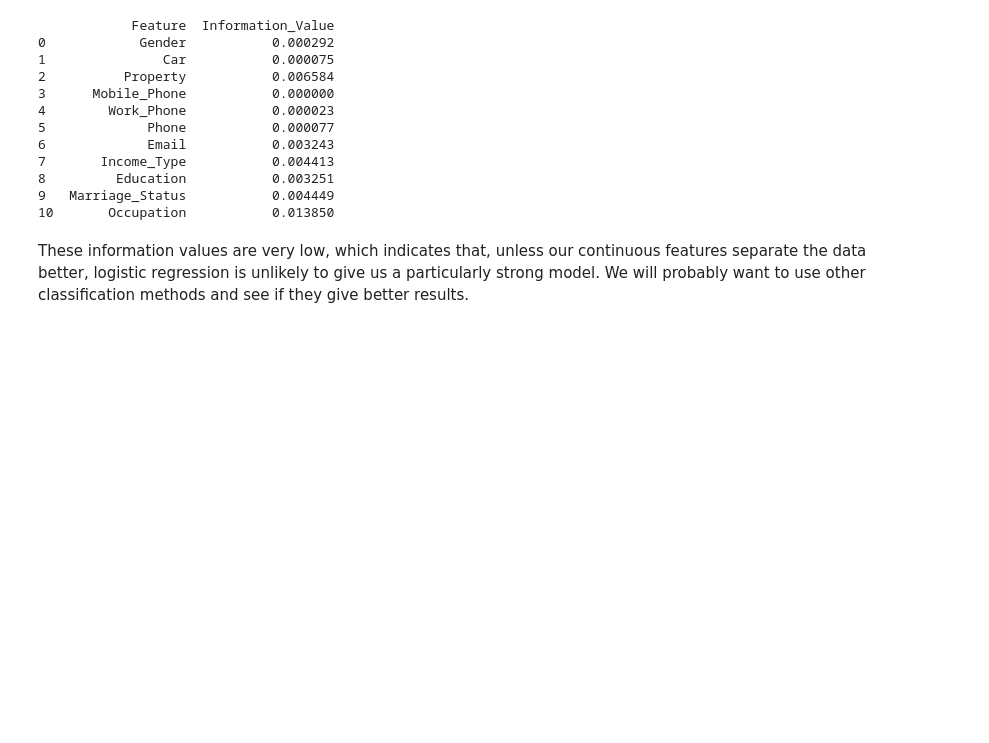
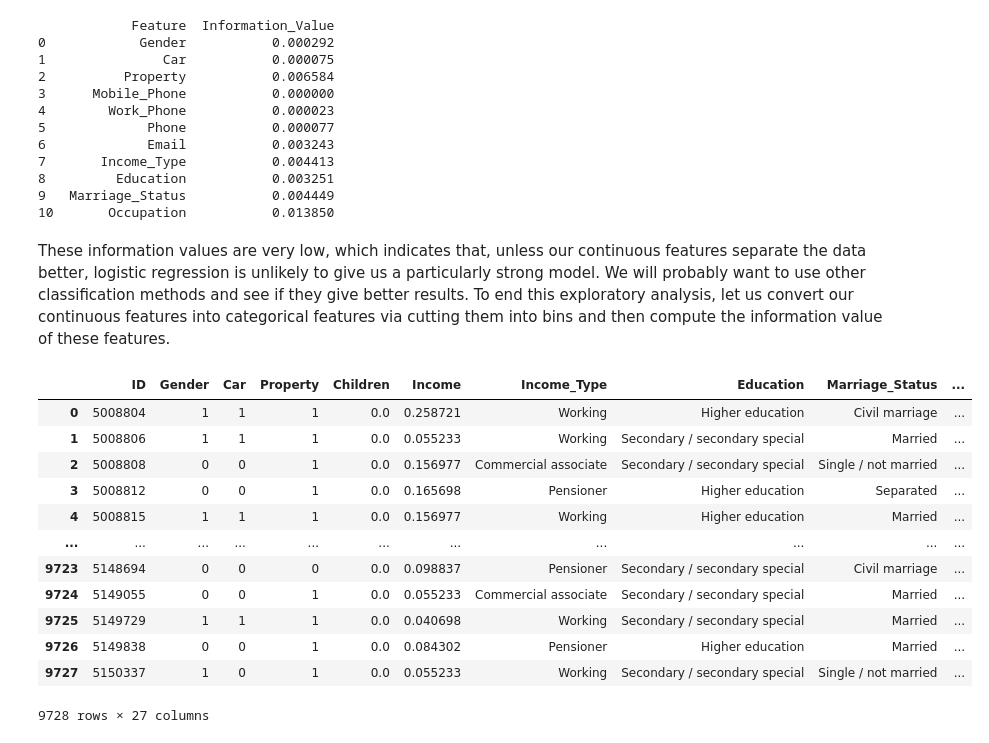
Before and after one commit to SiddharthNVenkatesh/Credit-Score-Model, a Jupyter notebook: Exploratory Data Analysis.ipynb, the cells around one changed output. Cells and saved outputs as stored; diff of their text form; code cells hidden in the pictures; blank space fills up the shorter version.

Commit message:
feat: Compute information value of continuous features

```diff
--- a/Exploratory Data Analysis.ipynb
+++ b/Exploratory Data Analysis.ipynb
@@ -180,7 +180,7 @@ def InfoValue(feature, label='Lifetime', df=feat_binary):
        Returns the information value of that column.'''
     IV = 0
     for category in set(df[feature].values):
-        IV+= (LabelDist(feature, category)[0]-LabelDist(feature, category)[1])*WOE(feature, category)
+        IV+= (LabelDist(feature, category, df=df)[0]-LabelDist(feature, category, df=df)[1])*WOE(feature, category, df=df)
 
     return IV
 # %% [markdown]
@@ -220,4 +220,31 @@ print(IV_dataframe)
 9   Marriage_Status           0.004449
 10       Occupation           0.013850
 # %% [markdown]
-These information values are very low, which indicates that, unless our continuous features separate the data better, logistic regression is unlikely to give us a particularly strong model. We will probably want to use other classification methods and see if they give better results.
+These information values are very low, which indicates that, unless our continuous features separate the data better, logistic regression is unlikely to give us a particularly strong model. We will probably want to use other classification methods and see if they give better results. To end this exploratory analysis, let us convert our continuous features into categorical features via cutting them into bins and then compute the information value of these features.
+# %%
+continuous_features = ['Income', 'Age', 'Employment_Length', 'Family_Size']
+# %%
+def ContinuousToCategory(feature, df=feat_binary, num_bins=10):
+    '''Inputs: A dataframe, a column name representing a continuous feature and the number of bins to cut the feature into.
+       Returns: A pandas series representing the categorical version of the feature.'''
+    return pd.qcut(df[feature], q=num_bins, duplicates='drop')
+# %%
+feat_cont_to_cat = feat_binary.copy()
+for entry in continuous_features:
+    feat_cont_to_cat['Cat_'+entry] = ContinuousToCategory(entry)
+# %%
+feat_cont_to_cat
+# %% [output]
+|  | ID | Gender | Car | Property | Children | Income | Income_Type | Education | Marriage_Status | ... |
+| 0 | 5008804 | 1 | 1 | 1 | 0.0 | 0.258721 | Working | Higher education | Civil marriage | ... |
+| 1 | 5008806 | 1 | 1 | 1 | 0.0 | 0.055233 | Working | Secondary / secondary special | Married | ... |
+| 2 | 5008808 | 0 | 0 | 1 | 0.0 | 0.156977 | Commercial associate | Secondary / secondary special | Single / not married | ... |
+| 3 | 5008812 | 0 | 0 | 1 | 0.0 | 0.165698 | Pensioner | Higher education | Separated | ... |
+| 4 | 5008815 | 1 | 1 | 1 | 0.0 | 0.156977 | Working | Higher education | Married | ... |
+| ... | ... | ... | ... | ... | ... | ... | ... | ... | ... | ... |
+| 9723 | 5148694 | 0 | 0 | 0 | 0.0 | 0.098837 | Pensioner | Secondary / secondary special | Civil marriage | ... |
+| 9724 | 5149055 | 0 | 0 | 1 | 0.0 | 0.055233 | Commercial associate | Secondary / secondary special | Married | ... |
+| 9725 | 5149729 | 1 | 1 | 1 | 0.0 | 0.040698 | Working | Secondary / secondary special | Married | ... |
+| 9726 | 5149838 | 0 | 0 | 1 | 0.0 | 0.084302 | Pensioner | Higher education | Married | ... |
+| 9727 | 5150337 | 1 | 0 | 1 | 0.0 | 0.055233 | Working | Secondary / secondary special | Single / not married | ... |
+9728 rows × 27 columns
```
Also changed, not shown: parts of 6 cells of this notebook.
